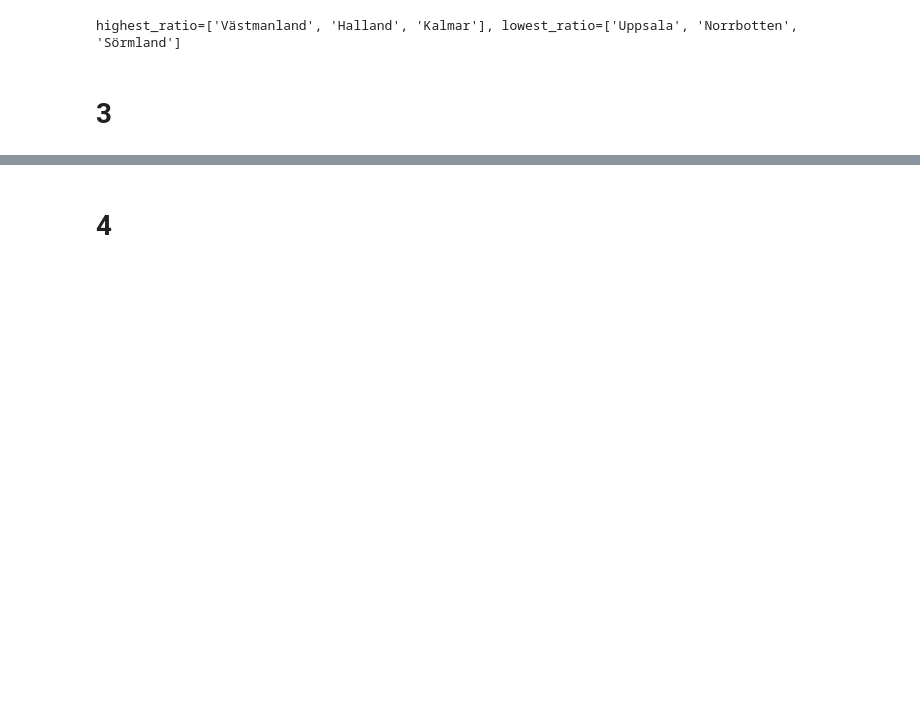
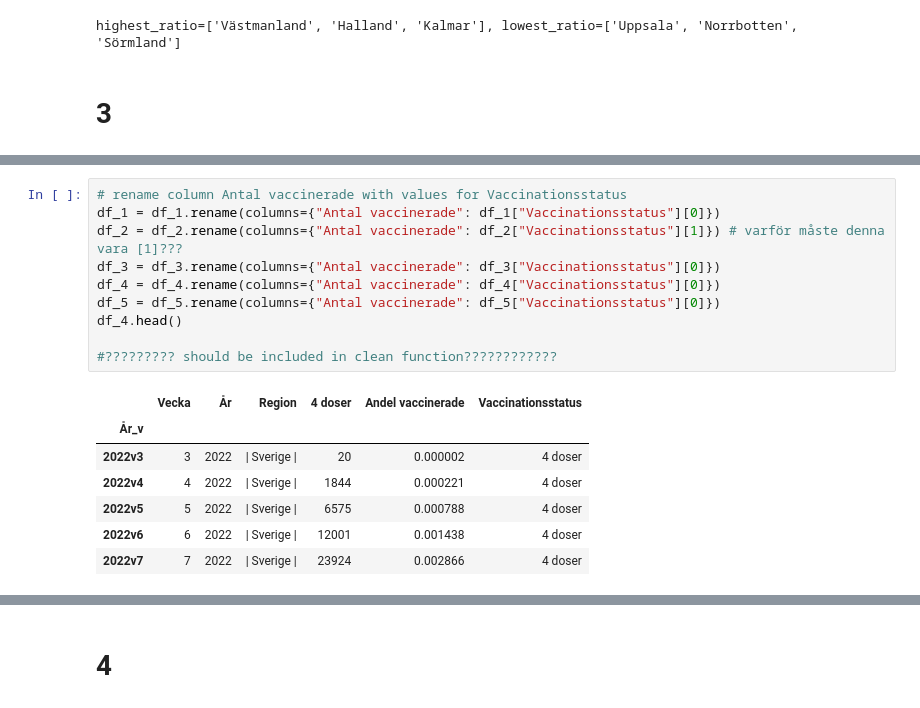
Before and after one commit to DorotaBjoorn/Databehandling-Dorota-Bjoorn, a Jupyter notebook: Lab/Lab_uppg03.ipynb, the cells around one changed output, grey strips where cells are left out. Saved outputs shown, nothing was run; the diff lists cells and outputs as text; blank space fills up the shorter version.

```diff
--- a/Lab/Lab_uppg03.ipynb
+++ b/Lab/Lab_uppg03.ipynb
@@ -95,0 +195,18 @@ Vaccinationsutvekling över tid i riket totalt samt uppdelat på dos
+# %%
+# rename column Antal vaccinerade with values for Vaccinationsstatus
+df_1 = df_1.rename(columns={"Antal vaccinerade": df_1["Vaccinationsstatus"][0]})
+df_2 = df_2.rename(columns={"Antal vaccinerade": df_2["Vaccinationsstatus"][1]}) # varför måste denna vara [1]???
+df_3 = df_3.rename(columns={"Antal vaccinerade": df_3["Vaccinationsstatus"][0]})
+df_4 = df_4.rename(columns={"Antal vaccinerade": df_4["Vaccinationsstatus"][0]})
+df_5 = df_5.rename(columns={"Antal vaccinerade": df_5["Vaccinationsstatus"][0]})
+df_4.head()
+
+#????????? should be included in clean function????????????
+# %% [output]
+|  | Vecka | År | Region | 4 doser | Andel vaccinerade | Vaccinationsstatus |
+| År_v |  |  |  |  |  |  |
+| 2022v3 | 3 | 2022 | | Sverige | | 20 | 0.000002 | 4 doser |
+| 2022v4 | 4 | 2022 | | Sverige | | 1844 | 0.000221 | 4 doser |
+| 2022v5 | 5 | 2022 | | Sverige | | 6575 | 0.000788 | 4 doser |
+| 2022v6 | 6 | 2022 | | Sverige | | 12001 | 0.001438 | 4 doser |
+| 2022v7 | 7 | 2022 | | Sverige | | 23924 | 0.002866 | 4 doser |
```
Also changed, not shown: parts of 11 cells of this notebook, 1 other file.
